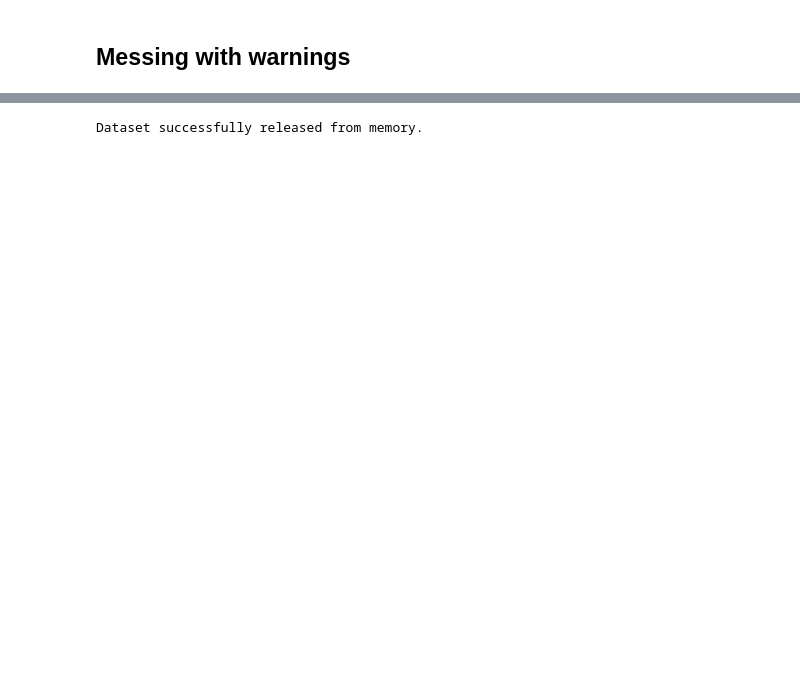
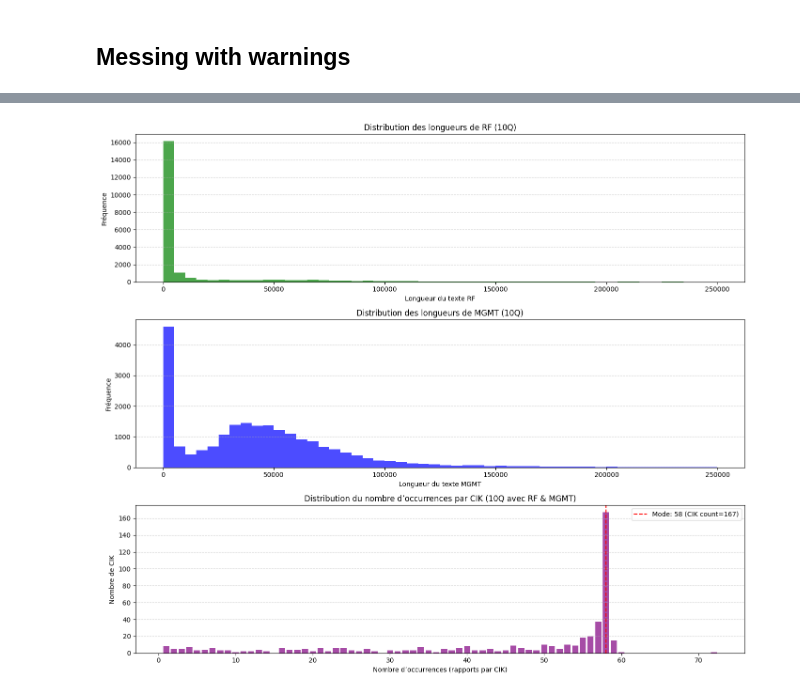
Before and after one commit to Team-UdeM-Hackathon-FIAM-2025/Hackathon-FIAM-2025, a Jupyter notebook: src/text_processing/data_processing/1_convert_original_dataset_from_pkl_to_parquet.ipynb, the cells around one changed output, grey strips where cells are left out. Cells and saved outputs as stored; diff of their text form; code cells hidden in the pictures; blank space fills up the shorter version.

```diff
--- a/src/text_processing/data_processing/1_convert_original_dataset_from_pkl_to_parquet.ipynb
+++ b/src/text_processing/data_processing/1_convert_original_dataset_from_pkl_to_parquet.ipynb
@@ -155,0 +212,3 @@ Starting to export dataset to parquet
+# %%
+# Supprimer les lignes où file_type == "10KSB"
+df = df.filter(pl.col("file_type") != "10KSB")
@@ -155,0 +217,8 @@ Starting to export dataset to parquet
+# %%
+# Filtrer les lignes avec rf ou mgmt <= 250_000 caractères
+df = df.filter(
+    (pl.col("rf").str.len_chars() <= 250_000) &
+    (pl.col("mgmt").str.len_chars() <= 250_000)
+)
+
+print(df.shape)
@@ -156,3 +229,10 @@ Starting to export dataset to parquet
 # %%
-print(df.head(20))    # Head 20 first lines
+df = df.filter(
+    (pl.col("file_type") == "10Q") &
+    (pl.col("rf").str.strip_chars() != "") &
+    (pl.col("mgmt").str.strip_chars() != "")
+)
+
+print(df.shape)
+print(df.head())
 # %% [output]
@@ -178,6 +256,54 @@ shape: (20, 8)
-# %%
-if delete_after == True:
-    del df
-    print("Dataset successfully released from memory.")
-# %% [output]
-Dataset successfully released from memory.
+# %%
+import matplotlib.pyplot as plt
+
+# Ajouter colonnes de longueur
+df_10q_rf_mgmt_len = df.with_columns([
+    pl.col("rf").str.len_chars().alias("rf_len"),
+    pl.col("mgmt").str.len_chars().alias("mgmt_len")
+])
+
+# Convertir en pandas
+pdf = df_10q_rf_mgmt_len.to_pandas()
+
+# --- Création des figures ---
+plt.figure(figsize=(14, 12))
+
+# 1. Histogramme des longueurs RF
+plt.subplot(3, 1, 1)
+plt.hist(pdf["rf_len"], bins=50, color="green", alpha=0.7)
+plt.title("Distribution des longueurs de RF (10Q)")
+plt.xlabel("Longueur du texte RF")
+plt.ylabel("Fréquence")
+plt.grid(axis="y", linestyle="--", alpha=0.6)
+
+# 2. Histogramme des longueurs MGMT
+plt.subplot(3, 1, 2)
+plt.hist(pdf["mgmt_len"], bins=50, color="blue", alpha=0.7)
+plt.title("Distribution des longueurs de MGMT (10Q)")
+plt.xlabel("Longueur du texte MGMT")
+plt.ylabel("Fréquence")
+plt.grid(axis="y", linestyle="--", alpha=0.6)
+
+# 3. Distribution du nombre d’occurrences par CIK
+cik_counts = pdf["cik"].value_counts()
+occurrence_distribution = cik_counts.value_counts().sort_index()
+
+mode_occurrence = occurrence_distribution.idxmax()
+mode_value = occurrence_distribution.max()
+
+plt.subplot(3, 1, 3)
+plt.bar(occurrence_distribution.index, occurrence_distribution.values, color="purple", alpha=0.7)
+plt.title("Distribution du nombre d’occurrences par CIK (10Q avec RF & MGMT)")
+plt.xlabel("Nombre d’occurrences (rapports par CIK)")
+plt.ylabel("Nombre de CIK")
+plt.grid(axis="y", linestyle="--", alpha=0.6)
+
+# Annotation du mode
+plt.axvline(mode_occurrence, color="red", linestyle="--", label=f"Mode: {mode_occurrence} (CIK count={mode_value})")
+plt.legend()
+
+# Affichage
+plt.tight_layout()
+plt.show()
+# %% [output]
+[figure, added]
```
Also changed, not shown: parts of 32 cells of this notebook.
